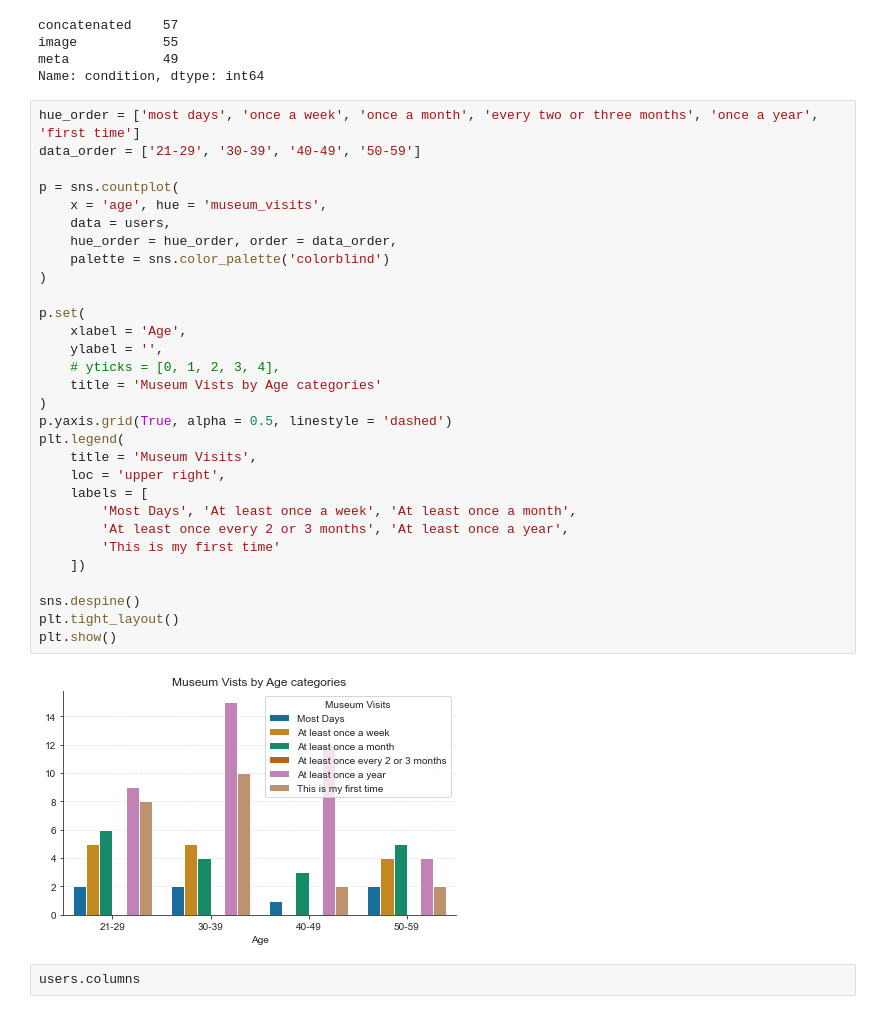
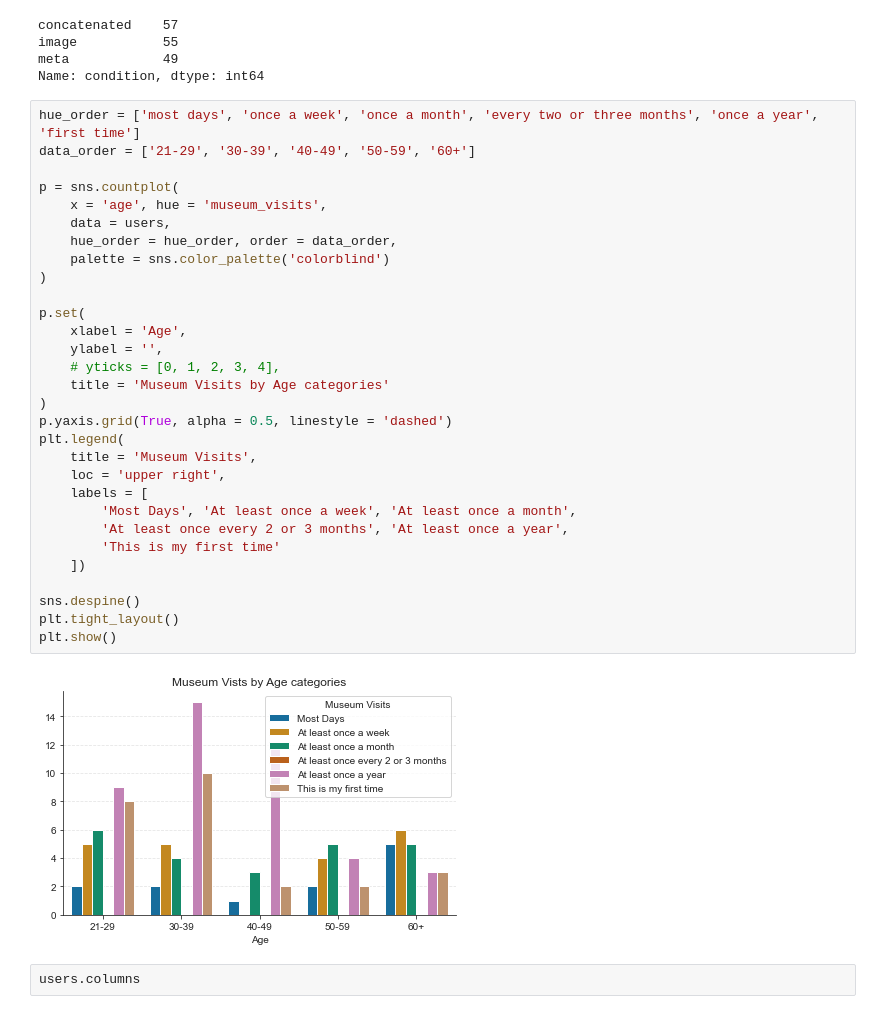
Before and after one commit to MuseRec/analytics, a Jupyter notebook: notebooks/user.ipynb, the cells around one changed output. Cells and saved outputs as stored; diff of their text form.

Commit message:
corrected plots and added counts

```diff
--- a/notebooks/user.ipynb
+++ b/notebooks/user.ipynb
@@ -159,36 +159,36 @@ meta            49
 Name: condition, dtype: int64
 # %%
 hue_order = ['most days', 'once a week', 'once a month', 'every two or three months', 'once a year', 'first time']
-data_order = ['21-29', '30-39', '40-49', '50-59']
+data_order = ['21-29', '30-39', '40-49', '50-59', '60+']
 
 p = sns.countplot(
     x = 'age', hue = 'museum_visits',
     data = users,
     hue_order = hue_order, order = data_order,
     palette = sns.color_palette('colorblind')
 )
 
 p.set(
     xlabel = 'Age',
     ylabel = '',
     # yticks = [0, 1, 2, 3, 4],
-    title = 'Museum Vists by Age categories'
+    title = 'Museum Visits by Age categories'
 )
 p.yaxis.grid(True, alpha = 0.5, linestyle = 'dashed')
 plt.legend(
     title = 'Museum Visits',
     loc = 'upper right',
     labels = [
         'Most Days', 'At least once a week', 'At least once a month',
         'At least once every 2 or 3 months', 'At least once a year',
         'This is my first time'
     ])
 
 sns.despine()
 plt.tight_layout()
 plt.show()
 # %% [output]
-[figure, old version]
+[figure, new version]
 # %%
 users.columns
 # %% [output]
```
